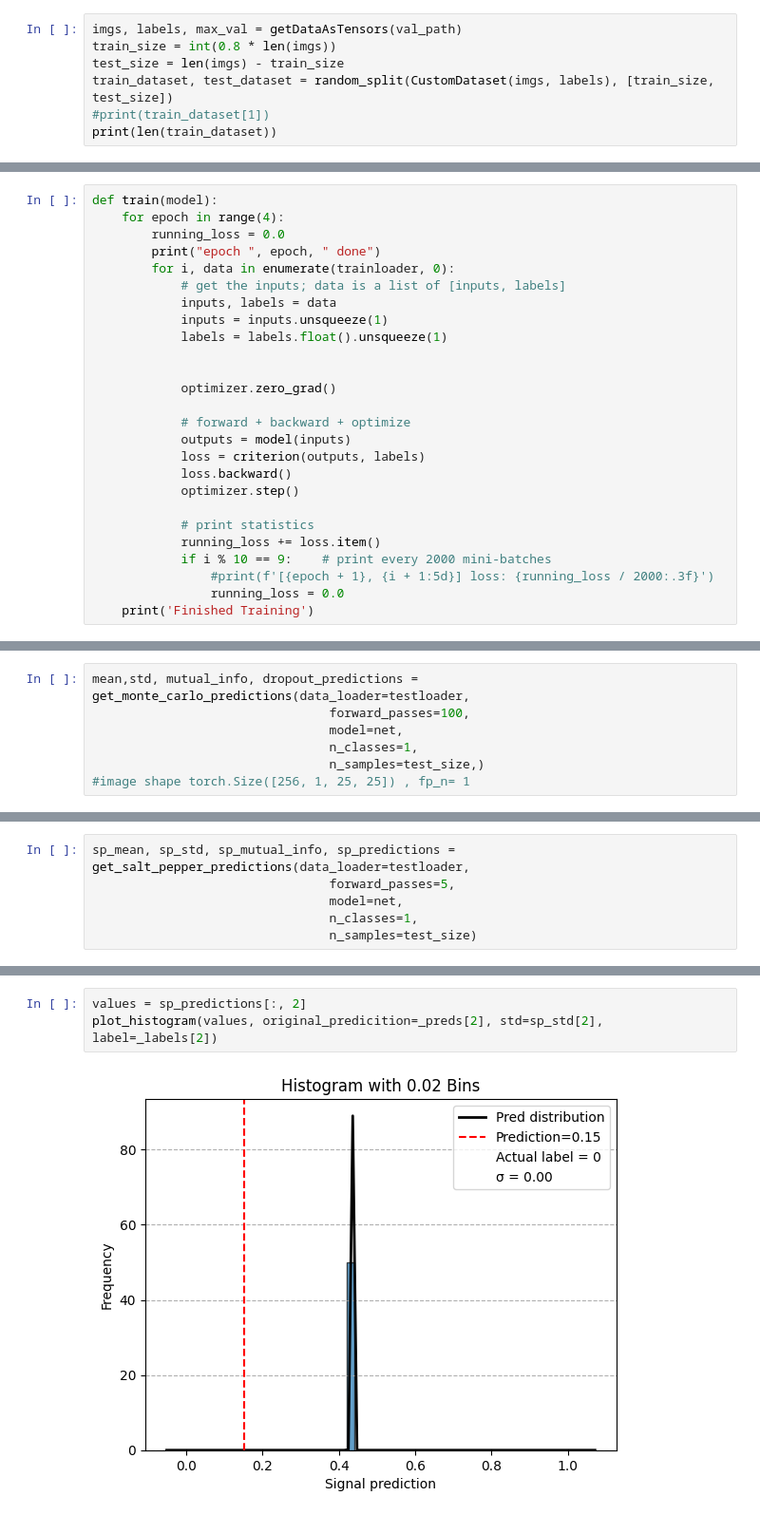
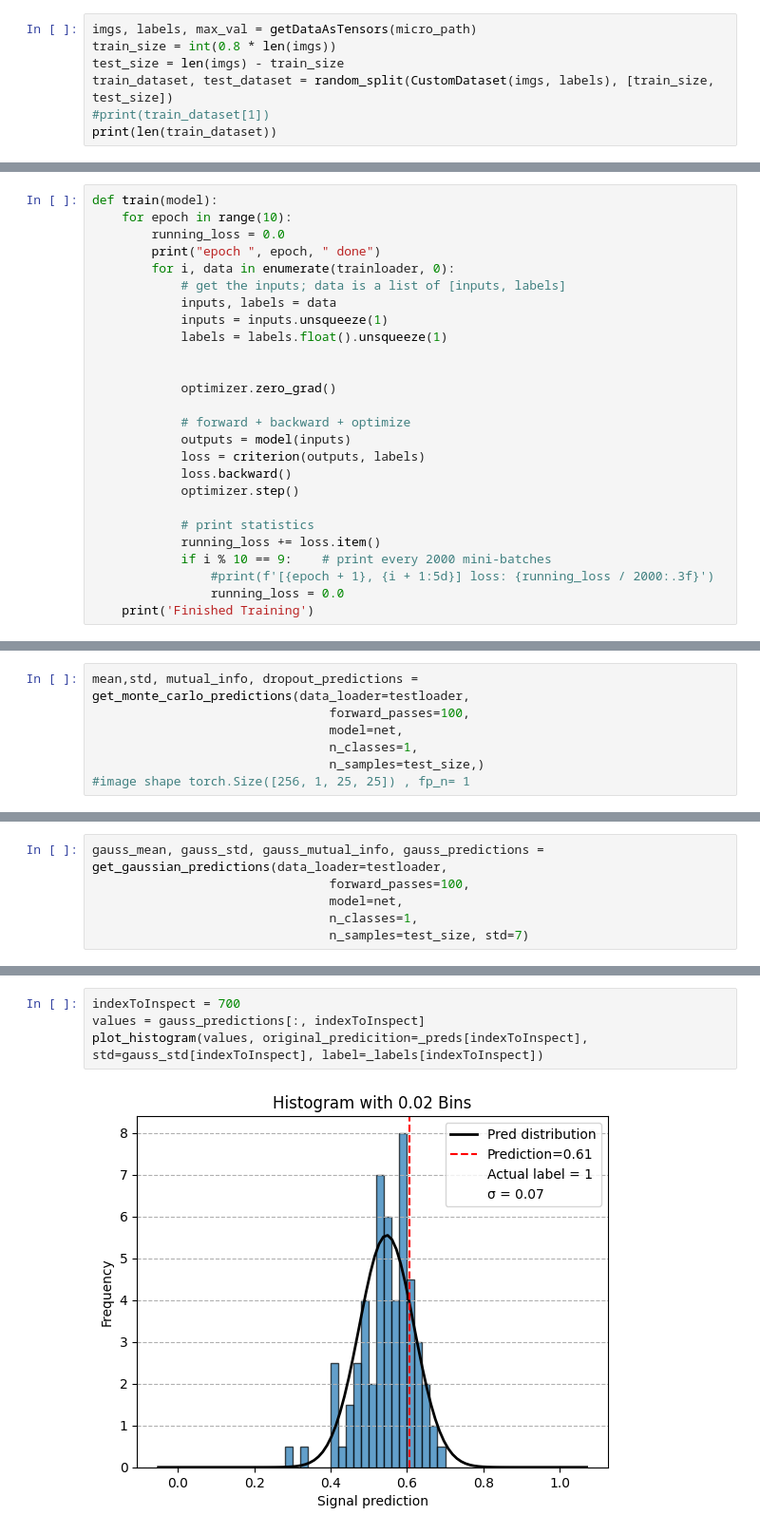
Before and after one commit to andreasvalen/MonteCarloDropoutOnLHCData, a Jupyter notebook: derust.ipynb, the cells around one changed output, grey strips where cells are left out. Shown at 95% size. Saved outputs shown, nothing was run; the diff lists cells and outputs as text.

```diff
--- a/derust.ipynb
+++ b/derust.ipynb
@@ -65,7 +65,7 @@ test_path = "jet-data/jet-images_test.hdf5"
 val_path = "jet-data/jet-images_val.hdf5"
 train_path = "jet-data/jet-images_train.hdf5"
 # %%
-imgs, labels, max_val = getDataAsTensors(val_path)
+imgs, labels, max_val = getDataAsTensors(micro_path)
 train_size = int(0.8 * len(imgs))
 test_size = len(imgs) - train_size
 train_dataset, test_dataset = random_split(CustomDataset(imgs, labels), [train_size, test_size])
@@ -193,7 +149,7 @@ criterion = nn.BCEWithLogitsLoss()
 optimizer = optim.SGD(net.parameters(), lr=0.001, momentum=0.9)
 # %%
 def train(model):
-    for epoch in range(4):
+    for epoch in range(10):
         running_loss = 0.0
         print("epoch ", epoch, " done")
         for i, data in enumerate(trainloader, 0):
@@ -576,7 +527,7 @@ def get_salt_pepper_predictions(data_loader, forward_passes, model, n_classes, n
 # %%
-sp_mean, sp_std, sp_mutual_info, sp_predictions = get_salt_pepper_predictions(data_loader=testloader,
-                                forward_passes=5,
+gauss_mean, gauss_std, gauss_mutual_info, gauss_predictions = get_gaussian_predictions(data_loader=testloader,
+                                forward_passes=100,
                                 model=net,
                                 n_classes=1,
-                                n_samples=test_size)
+                                n_samples=test_size, std=7)
 # %%
@@ -586,5 +555,6 @@ array([0.61755276, 0.13122469, 0.01156642, 0.13225935, 0.960473  ])
 # %%
-values = sp_predictions[:, 2]
-plot_histogram(values, original_predicition=_preds[2], std=sp_std[2], label=_labels[2])
+indexToInspect = 700
+values = gauss_predictions[:, indexToInspect]
+plot_histogram(values, original_predicition=_preds[indexToInspect], std=gauss_std[indexToInspect], label=_labels[indexToInspect])
 # %% [output]
-[figure, old version]
+[figure, new version]
```
Also changed, not shown: parts of 13 cells of this notebook.
